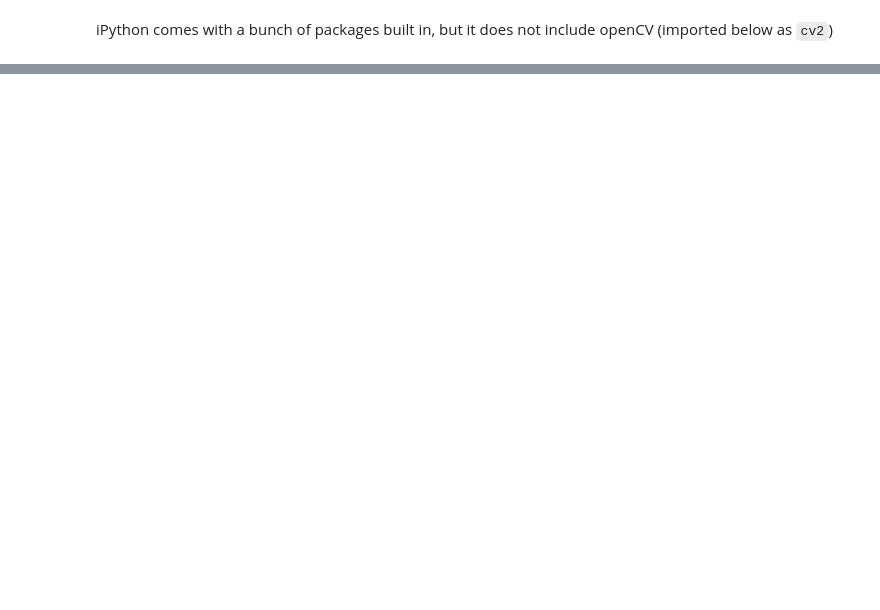
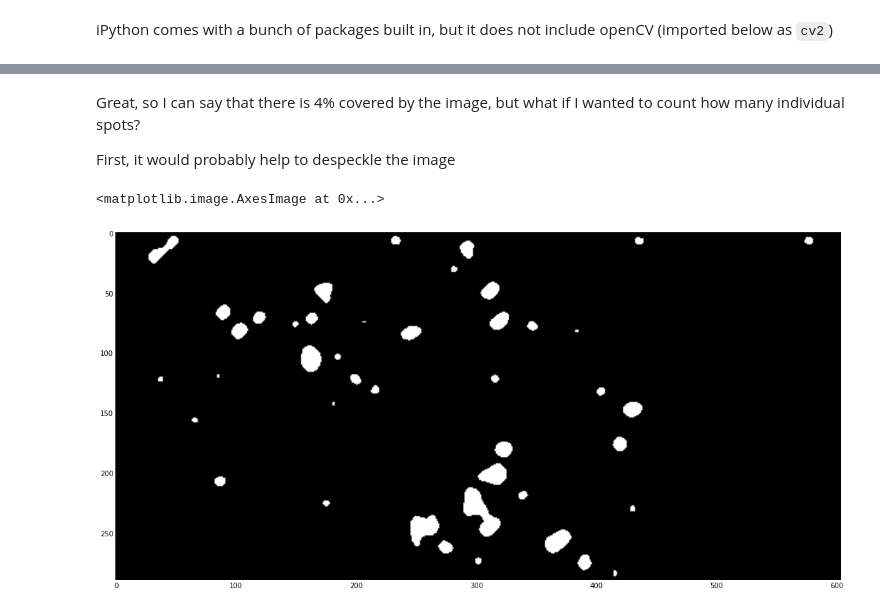
Before and after one commit to loughnane/tutorials, a Jupyter notebook: imageProcessing/CV.ipynb, the cells around one changed output, grey strips where cells are left out. Cells and saved outputs as stored; diff of their text form; code cells hidden in the pictures; blank space fills up the shorter version.

```diff
--- a/imageProcessing/CV.ipynb
+++ b/imageProcessing/CV.ipynb
@@ -76,0 +182,11 @@ imshow
+# %% [markdown]
+Great, so I can say that there is 4% covered by the image, but what if I wanted to count how many individual spots?
+
+First, it would probably help to despeckle the image
+# %%
+#calculate a despeckled image
+despeckled=cv2.medianBlur(thresh,9)
+imshow(despeckled)
+# %% [output]
+<matplotlib.image.AxesImage at 0x...>
+[figure, added]
```
Also changed, not shown: parts of 33 cells of this notebook.
